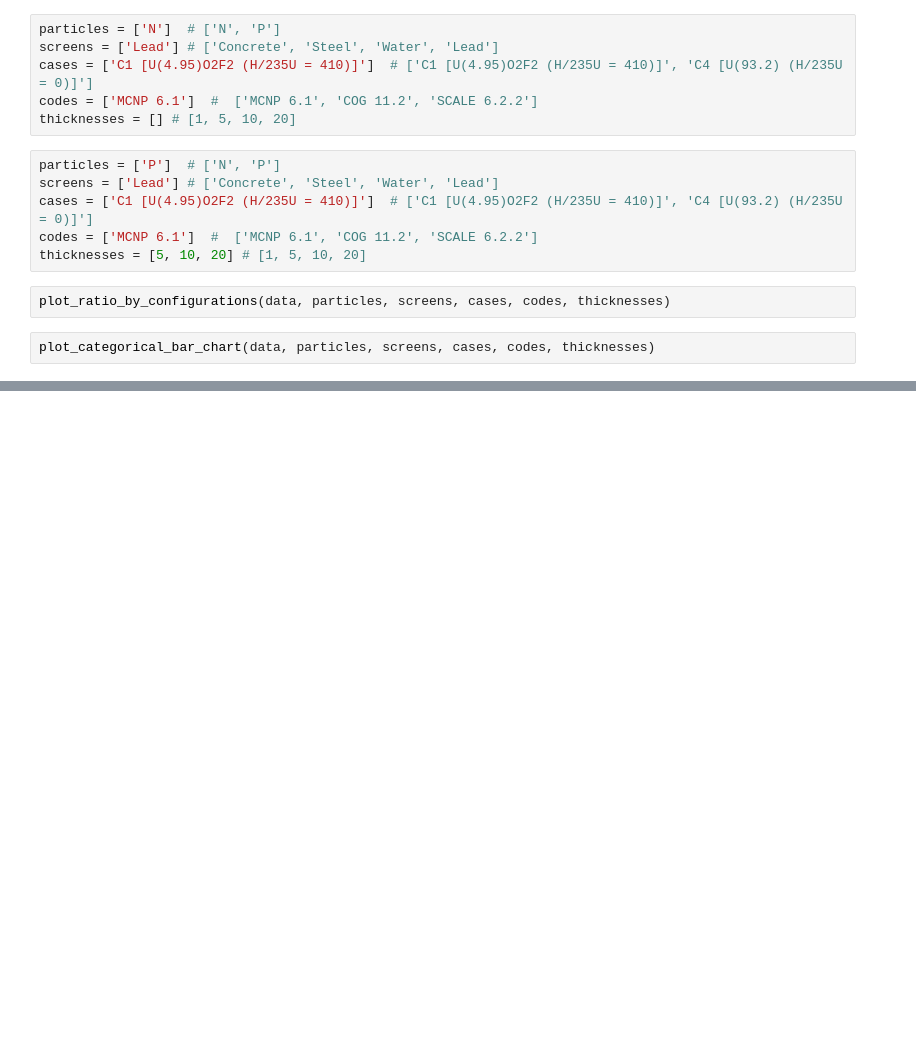
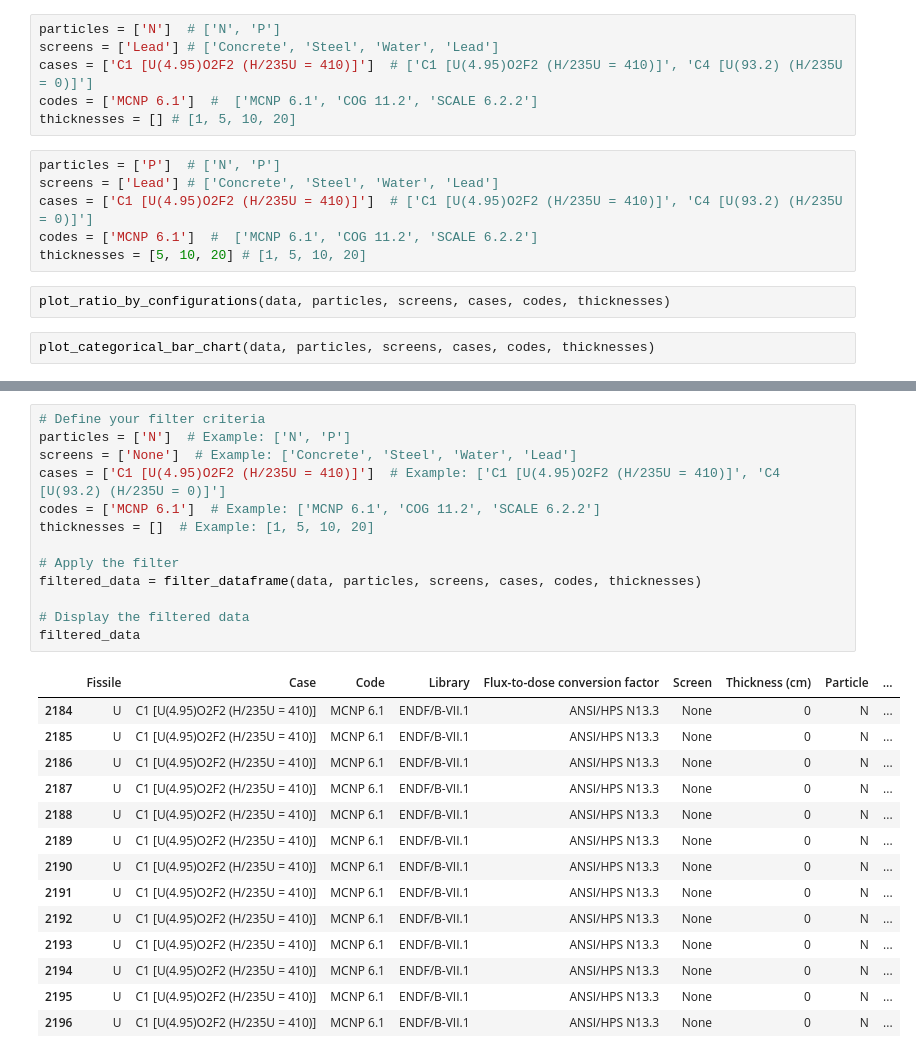
Before and after one commit to Astangul/SlideRule, a Jupyter notebook: Notebooks/DB_analysis.ipynb, the cells around one changed output, grey strips where cells are left out. Cells and saved outputs as stored; diff of their text form; blank space fills up the shorter version.

```diff
--- a/Notebooks/DB_analysis.ipynb
+++ b/Notebooks/DB_analysis.ipynb
@@ -30,0 +99,28 @@ plot_categorical_bar_chart(data, particles, screens, cases, codes, thicknesses)
+# %%
+# Define your filter criteria
+particles = ['N']  # Example: ['N', 'P']
+screens = ['None']  # Example: ['Concrete', 'Steel', 'Water', 'Lead']
+cases = ['C1 [U(4.95)O2F2 (H/235U = 410)]']  # Example: ['C1 [U(4.95)O2F2 (H/235U = 410)]', 'C4 [U(93.2) (H/235U = 0)]']
+codes = ['MCNP 6.1']  # Example: ['MCNP 6.1', 'COG 11.2', 'SCALE 6.2.2']
+thicknesses = []  # Example: [1, 5, 10, 20]
+
+# Apply the filter
+filtered_data = filter_dataframe(data, particles, screens, cases, codes, thicknesses)
+
+# Display the filtered data
+filtered_data
+# %% [output]
+|  | Fissile | Case | Code | Library | Flux-to-dose conversion factor | Screen | Thickness (cm) | Particle | ... |
+| 2184 | U | C1 [U(4.95)O2F2 (H/235U = 410)] | MCNP 6.1 | ENDF/B-VII.1 | ANSI/HPS N13.3 | None | 0 | N | ... |
+| 2185 | U | C1 [U(4.95)O2F2 (H/235U = 410)] | MCNP 6.1 | ENDF/B-VII.1 | ANSI/HPS N13.3 | None | 0 | N | ... |
+| 2186 | U | C1 [U(4.95)O2F2 (H/235U = 410)] | MCNP 6.1 | ENDF/B-VII.1 | ANSI/HPS N13.3 | None | 0 | N | ... |
+| 2187 | U | C1 [U(4.95)O2F2 (H/235U = 410)] | MCNP 6.1 | ENDF/B-VII.1 | ANSI/HPS N13.3 | None | 0 | N | ... |
+| 2188 | U | C1 [U(4.95)O2F2 (H/235U = 410)] | MCNP 6.1 | ENDF/B-VII.1 | ANSI/HPS N13.3 | None | 0 | N | ... |
+| 2189 | U | C1 [U(4.95)O2F2 (H/235U = 410)] | MCNP 6.1 | ENDF/B-VII.1 | ANSI/HPS N13.3 | None | 0 | N | ... |
+| 2190 | U | C1 [U(4.95)O2F2 (H/235U = 410)] | MCNP 6.1 | ENDF/B-VII.1 | ANSI/HPS N13.3 | None | 0 | N | ... |
+| 2191 | U | C1 [U(4.95)O2F2 (H/235U = 410)] | MCNP 6.1 | ENDF/B-VII.1 | ANSI/HPS N13.3 | None | 0 | N | ... |
+| 2192 | U | C1 [U(4.95)O2F2 (H/235U = 410)] | MCNP 6.1 | ENDF/B-VII.1 | ANSI/HPS N13.3 | None | 0 | N | ... |
+| 2193 | U | C1 [U(4.95)O2F2 (H/235U = 410)] | MCNP 6.1 | ENDF/B-VII.1 | ANSI/HPS N13.3 | None | 0 | N | ... |
+| 2194 | U | C1 [U(4.95)O2F2 (H/235U = 410)] | MCNP 6.1 | ENDF/B-VII.1 | ANSI/HPS N13.3 | None | 0 | N | ... |
+| 2195 | U | C1 [U(4.95)O2F2 (H/235U = 410)] | MCNP 6.1 | ENDF/B-VII.1 | ANSI/HPS N13.3 | None | 0 | N | ... |
+| 2196 | U | C1 [U(4.95)O2F2 (H/235U = 410)] | MCNP 6.1 | ENDF/B-VII.1 | ANSI/HPS N13.3 | None | 0 | N | ... |
```
Also changed, not shown: parts of 7 cells of this notebook, 23 other files.
